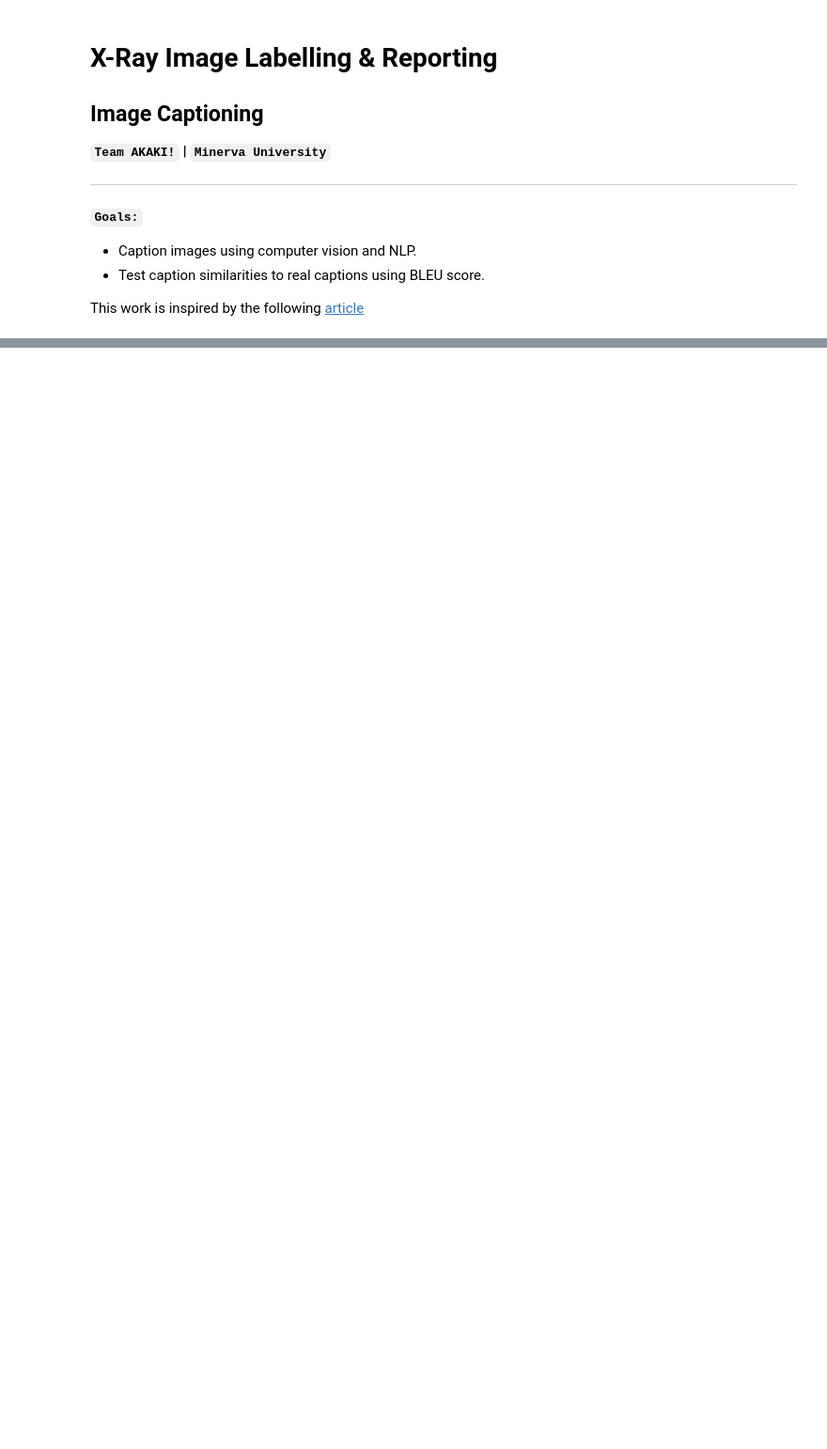
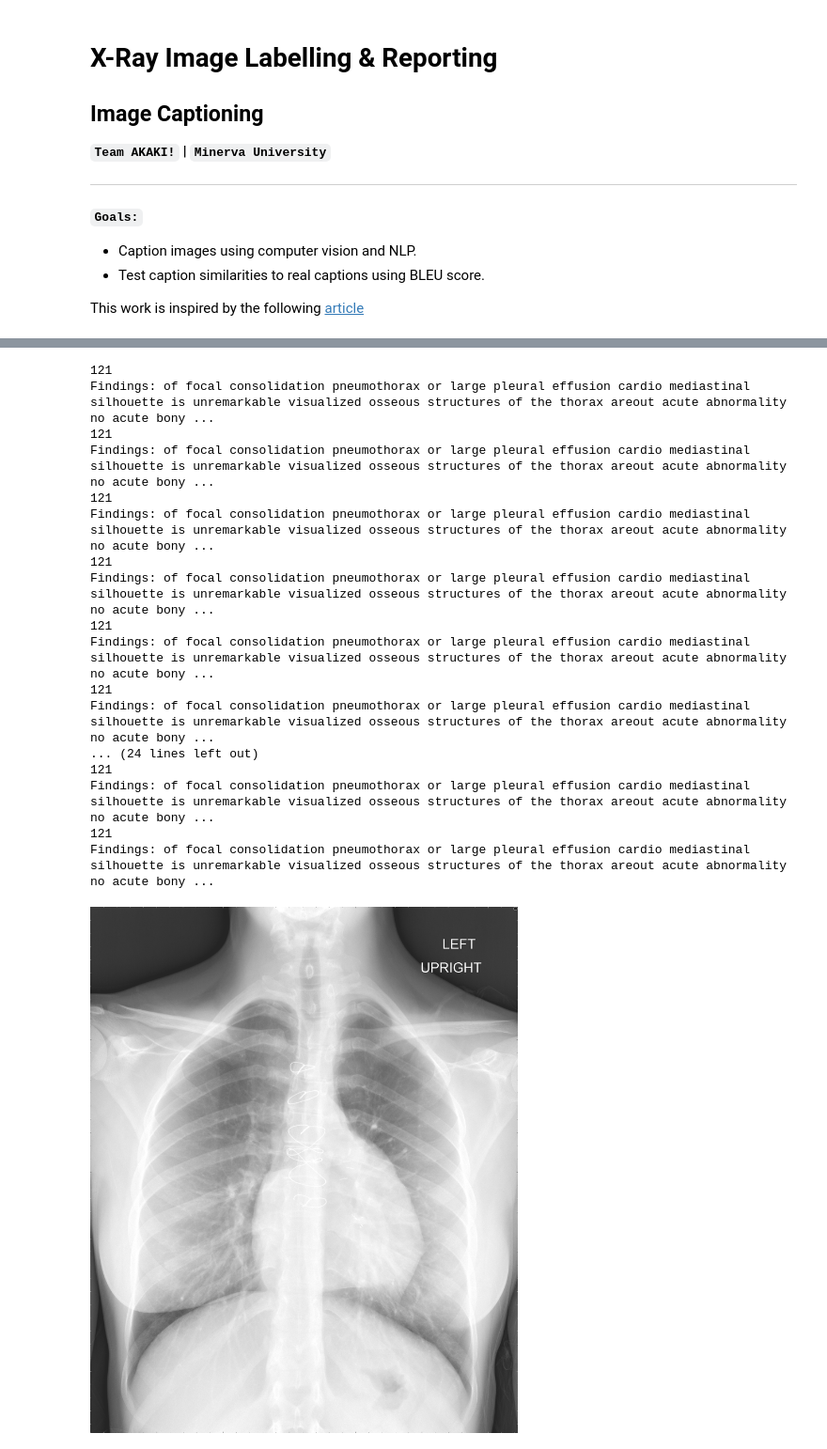
Before and after one commit to Idrissben/X-Ray-Processing, a Jupyter notebook: notebooks/3-Captioning.ipynb, the cells around one changed output, grey strips where cells are left out. Shown at 94% size. Saved outputs shown, nothing was run; the diff lists cells and outputs as text; code cells hidden in the pictures; blank space fills up the shorter version.

```diff
--- a/notebooks/3-Captioning.ipynb
+++ b/notebooks/3-Captioning.ipynb
@@ -337,0 +453,6 @@ startseq lateral views of the chest overlying external cardiac monitor leads sho
+# %%
+# pre-define the max sequence length (from training)
+max_length = maxx
+
+train_imgs = list(train_path)
+test_imgs = list(test_path)
@@ -337,0 +479,10 @@ startseq lateral views of the chest overlying external cardiac monitor leads sho
+# %%
+nltk.download("stopwords")
+def remove_stop_words(word_list):
+    stoppers = stopwords.words('english')
+    stoppers.remove('no')
+    while (word_list[0] in stoppers) or (word_list[0] == 'startseq'):
+        word_list.pop(0)
+    while (word_list[-1] in stoppers):
+        word_list.pop(-1)
+    return " ".join(word_list)
@@ -337,0 +492,48 @@ startseq lateral views of the chest overlying external cardiac monitor leads sho
+# %%
+def clean_sentence(sentence):
+
+    word_list = remove_consecutive_duplicates(sentence)
+    sentence = remove_stop_words(word_list)
+
+    return sentence
+# %%
+# load the model using the saved model
+saved_model = load_model('best_model.h5')
+
+for i in range(20):
+    photo = list(test_features.values())[i]
+    description = generate_desc(saved_model, tokenizer, photo, max_length)
+    print(remove_consecutive_duplicates(description))
+    print(clean_sentence(description))
+
+from PIL import Image
+import matplotlib.pyplot as plt
+
+#frontal_train = pd.read_pickle("../data/train/frontal_train.pickle").reset_index(drop=True)
+
+root_dir = "/datasets/gdrive/XRay-AKAKI/images_normalized/"
+
+img = test_imgs[3]
+
+img_path = root_dir + img
+image = Image.open(img_path)
+image
+# %% [output]
+121
+Findings: of focal consolidation pneumothorax or large pleural effusion cardio mediastinal silhouette is unremarkable visualized osseous structures of the thorax areout acute abnormality no acute bony ...
+121
+Findings: of focal consolidation pneumothorax or large pleural effusion cardio mediastinal silhouette is unremarkable visualized osseous structures of the thorax areout acute abnormality no acute bony ...
+121
+Findings: of focal consolidation pneumothorax or large pleural effusion cardio mediastinal silhouette is unremarkable visualized osseous structures of the thorax areout acute abnormality no acute bony ...
+121
+Findings: of focal consolidation pneumothorax or large pleural effusion cardio mediastinal silhouette is unremarkable visualized osseous structures of the thorax areout acute abnormality no acute bony ...
+121
+Findings: of focal consolidation pneumothorax or large pleural effusion cardio mediastinal silhouette is unremarkable visualized osseous structures of the thorax areout acute abnormality no acute bony ...
+121
+Findings: of focal consolidation pneumothorax or large pleural effusion cardio mediastinal silhouette is unremarkable visualized osseous structures of the thorax areout acute abnormality no acute bony ...
+... (24 lines left out)
+121
+Findings: of focal consolidation pneumothorax or large pleural effusion cardio mediastinal silhouette is unremarkable visualized osseous structures of the thorax areout acute abnormality no acute bony ...
+121
+Findings: of focal consolidation pneumothorax or large pleural effusion cardio mediastinal silhouette is unremarkable visualized osseous structures of the thorax areout acute abnormality no acute bony ...
+[figure, added]
```
Also changed, not shown: parts of 41 cells of this notebook, 14 other files.
